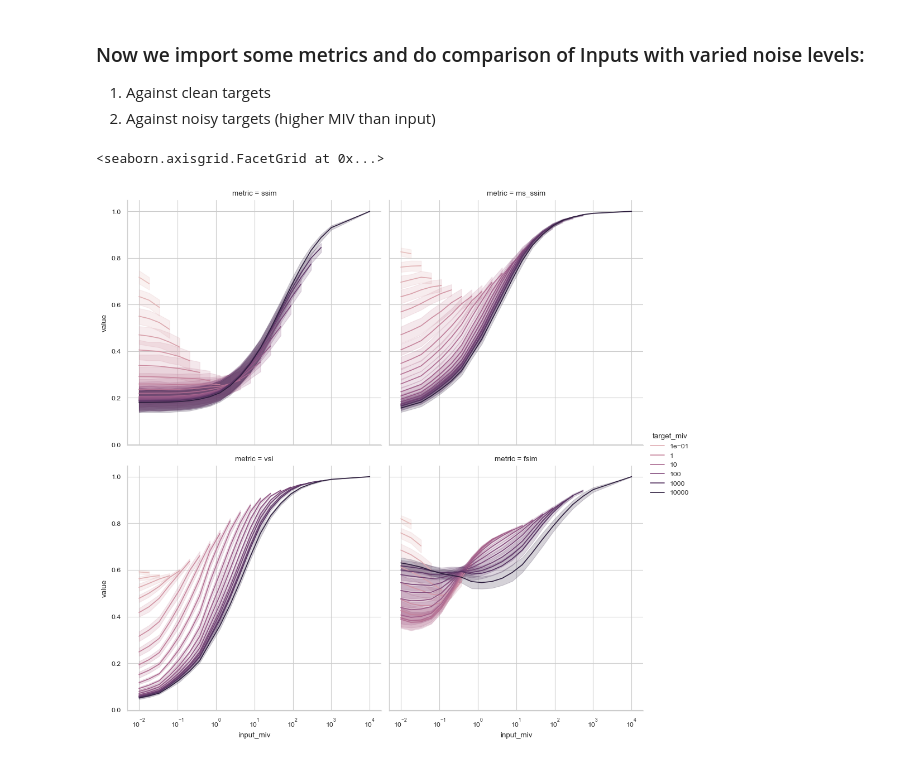
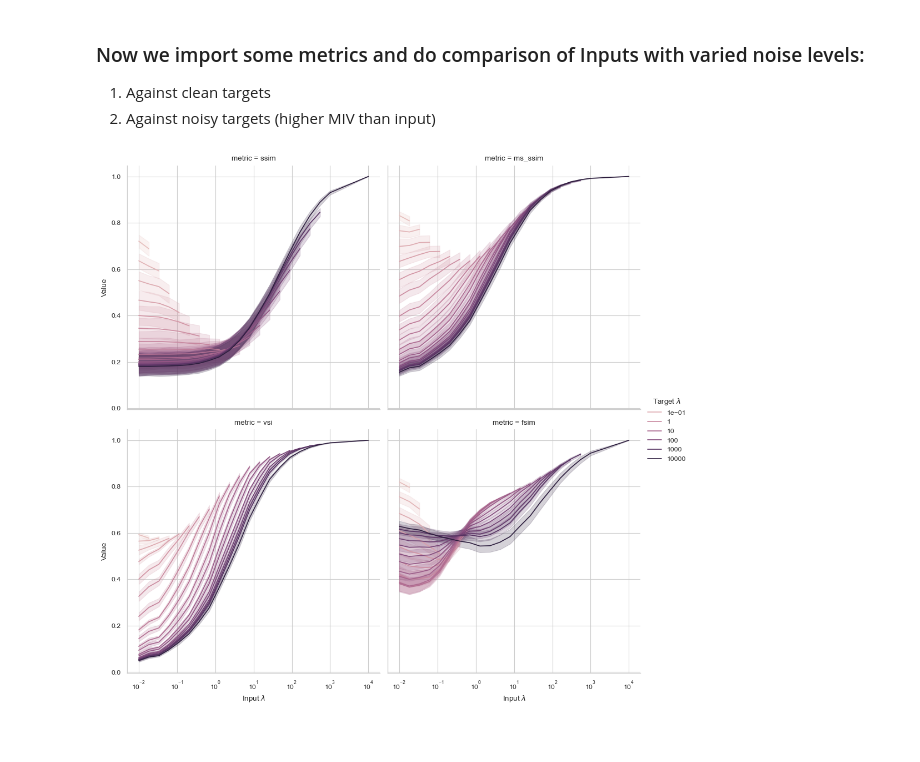
Before and after one commit to zain-sohail/noisy-iqa, a Jupyter notebook: metric_comparison.ipynb, the cells around one changed output. Cells and saved outputs as stored; diff of their text form; code cells hidden in the pictures.

Commit message:
update figure labels

```diff
--- a/metric_comparison.ipynb
+++ b/metric_comparison.ipynb
@@ -71,16 +71,19 @@ df = metrics.get_df()
 # %%
 import seaborn as sns
 from matplotlib.colors import LogNorm
 
 sns.set_theme()
 sns.set_context("paper")
 sns.set_style("whitegrid")
 
 g = sns.relplot(data=df, x='input_miv', y='value', hue='target_miv', col='metric', kind='line', col_wrap=2,
                     hue_norm=LogNorm(vmin=df['input_miv'].min(), vmax=df['input_miv'].max()))
 
 g.set(xscale='log')
+# rename x-axis labels
+g.set_axis_labels(r'Input $\lambda$', 'Value')
+# rename legend
+g.legend.set_title(r'Target $\lambda$')
 # %% [output]
-<seaborn.axisgrid.FacetGrid at 0x...>
-[figure, old version]
+[figure, new version]
 # %%
```
Also changed, not shown: parts of 1 cell of this notebook, 1 other file.
